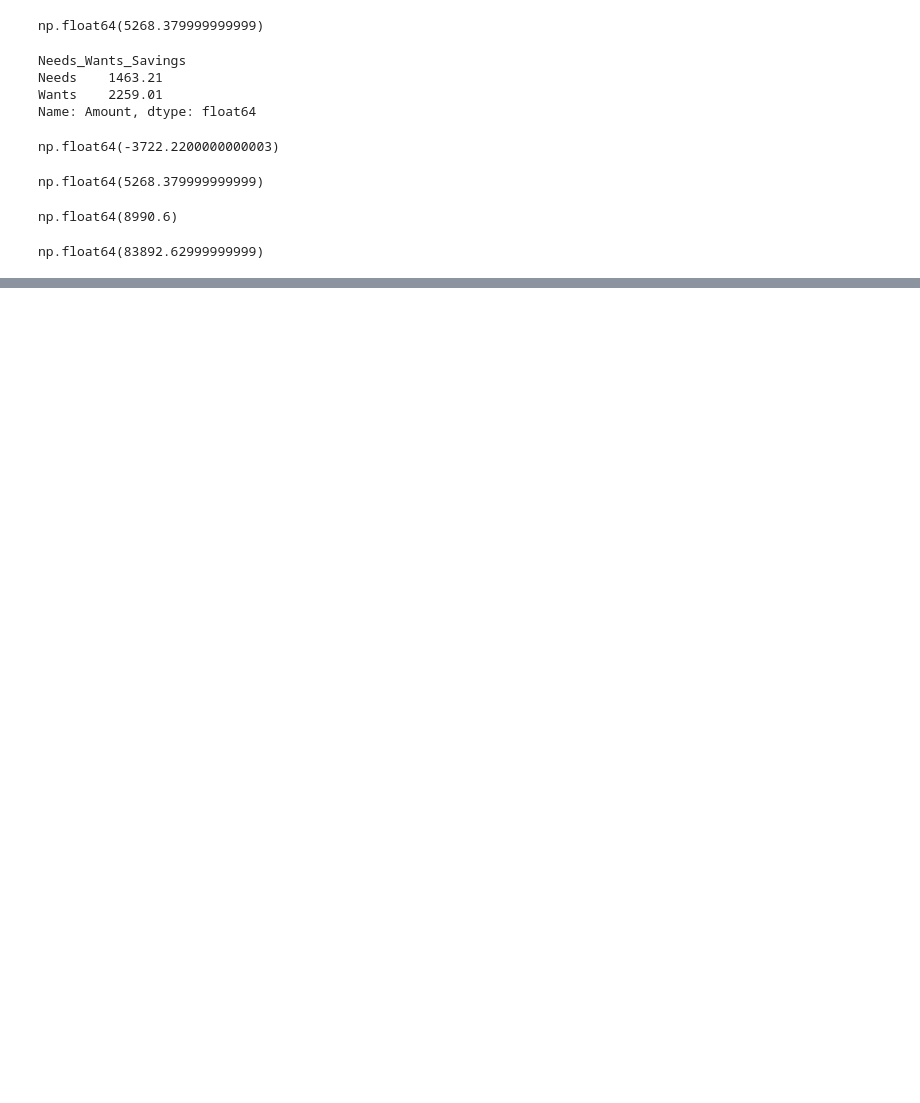
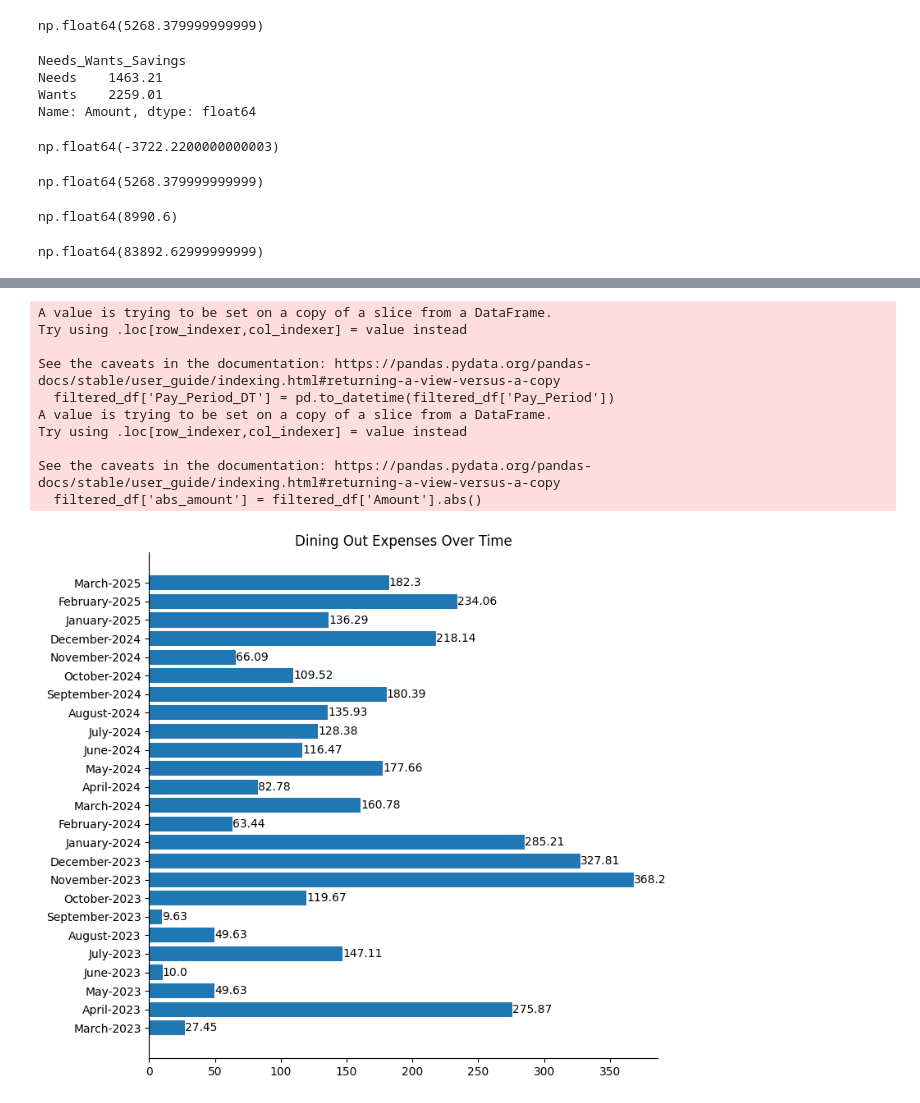
Before and after one commit to ParisAParker/personal_finance_dashboard, a Jupyter notebook: notebooks/budget_analysis.ipynb, the cells around one changed output, grey strips where cells are left out. Cells and saved outputs as stored; diff of their text form; code cells hidden in the pictures; blank space fills up the shorter version.

Commit message:
Added category breakdown tab

```diff
--- a/notebooks/budget_analysis.ipynb
+++ b/notebooks/budget_analysis.ipynb
@@ -609,0 +614,47 @@ def plot_largest_expenses(original_df, selected_month):
+# %%
+def plot_category_over_time(original_df, selected_category):
+    df = original_df.copy()
+    filtered_df = df[df['Category'] == selected_category]
+    filtered_df['Pay_Period_DT'] = pd.to_datetime(filtered_df['Pay_Period'])
+    filtered_df['abs_amount'] = filtered_df['Amount'].abs()
+
+    monthly_category = filtered_df.groupby('Pay_Period_DT')['abs_amount'].sum().reset_index()
+    monthly_category['Pay_Period_Month_Year'] = monthly_category['Pay_Period_DT'].dt.strftime("%B-%Y")
+    months = monthly_category['Pay_Period_Month_Year']
+    expenses = round(monthly_category['abs_amount'],2)
+
+    fig, ax = plt.subplots(figsize=(8,8))
+
+    # ax.plot(months, expenses)
+    bars = ax.barh(months, expenses)
+
+    # Add values to bars
+    for bar in bars:
+        xval = bar.get_width()
+        ax.text(xval,
+                bar.get_y() + bar.get_height()/2,
+                f"{xval}",
+                va="center", ha="left", fontsize=10
+                )
+
+    ax.set_title(f"{selected_category} Expenses Over Time")
+    ax.spines['top'].set_visible(False)
+    ax.spines['right'].set_visible(False)
+    # ax.tick_params(axis='x', rotation=90)
+    # ax.set_xticks(months)
+
+    return fig
+
+plot_category_over_time(transactions_df,'Dining Out')
+# %% [output]
+A value is trying to be set on a copy of a slice from a DataFrame.
+Try using .loc[row_indexer,col_indexer] = value instead
+
+See the caveats in the documentation: https://pandas.pydata.org/pandas-docs/stable/user_guide/indexing.html#returning-a-view-versus-a-copy
+  filtered_df['Pay_Period_DT'] = pd.to_datetime(filtered_df['Pay_Period'])
+A value is trying to be set on a copy of a slice from a DataFrame.
+Try using .loc[row_indexer,col_indexer] = value instead
+
+See the caveats in the documentation: https://pandas.pydata.org/pandas-docs/stable/user_guide/indexing.html#returning-a-view-versus-a-copy
+  filtered_df['abs_amount'] = filtered_df['Amount'].abs()
+[figure, added]
```
Also changed, not shown: parts of 4 cells of this notebook, 3 other files.
